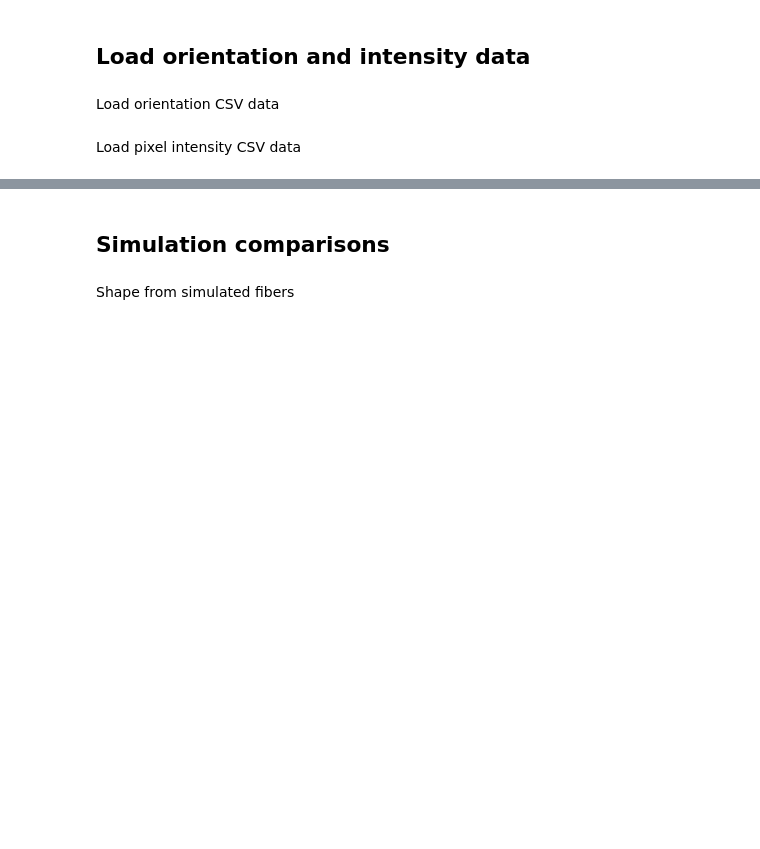
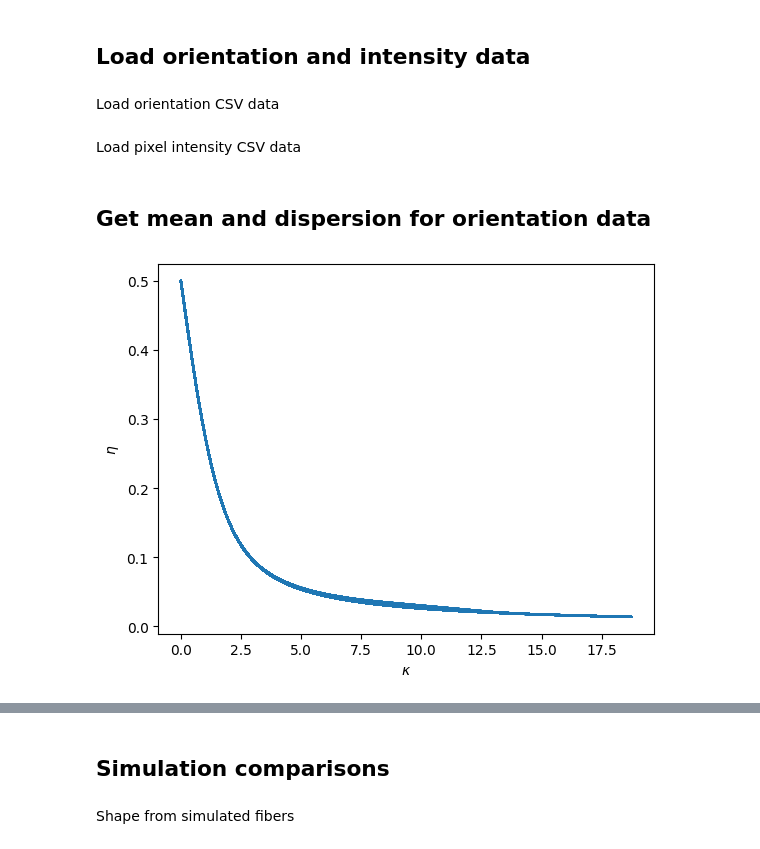
Before and after one commit to morphing-matter-lab/muscle-fiber-model, a Jupyter notebook: fitting.ipynb, the cells around one changed output, grey strips where cells are left out. Saved outputs shown, nothing was run; the diff lists cells and outputs as text; code cells hidden in the pictures; blank space fills up the shorter version.

```diff
--- a/fitting.ipynb
+++ b/fitting.ipynb
@@ -1082,3 +1096,5 @@ full_image[n_rows:2*n_rows, n_cols:2*n_cols, :] = np.flip(intensity, axis=0)
 
 cv2.imwrite('data/intensity.png', full_image)
 IPython.display.Image(filename='data/intensity.png')
+# %% [markdown]
+## Get mean and dispersion for orientation data
@@ -1084,0 +1150,34 @@ IPython.display.Image(filename='data/intensity.png')
+# %%
+import numpy as np
+from numba import njit, prange
+
+@njit(parallel=True, fastmath=True)
+def integrate_field(P, x, dx):
+    ny, nx = P.shape
+    n_x = len(x)
+    F = np.empty_like(P)
+
+    for i in prange(ny):               # parallel loop over rows
+        for j in range(nx):            # inner loop over columns
+            p = P[i, j]
+            acc = 0.0
+            for k in range(n_x - 1):   # trapezoidal rule
+                f1 = np.exp(p * np.cos(2 * x[k])) * np.sin(x[k])**2
+                f2 = np.exp(p * np.cos(2 * x[k+1])) * np.sin(x[k+1])**2
+                acc += 0.5 * (f1 + f2)
+            F[i, j] = acc * dx
+    return F
+# %%
+import scipy.special
+
+theta = np.linspace(-np.pi/2, np.pi/2, 256)
+
+eta = integrate_field(kappa, theta, theta[1] - theta[0])
+eta /= scipy.special.iv(0, kappa) * np.pi
+# %%
+plt.plot(kappa.ravel(), eta.ravel())
+plt.xlabel("$\kappa$")
+plt.ylabel("$\eta$")
+plt.show()
+# %% [output]
+[figure, added]
```
Also changed, not shown: parts of 13 cells of this notebook.
